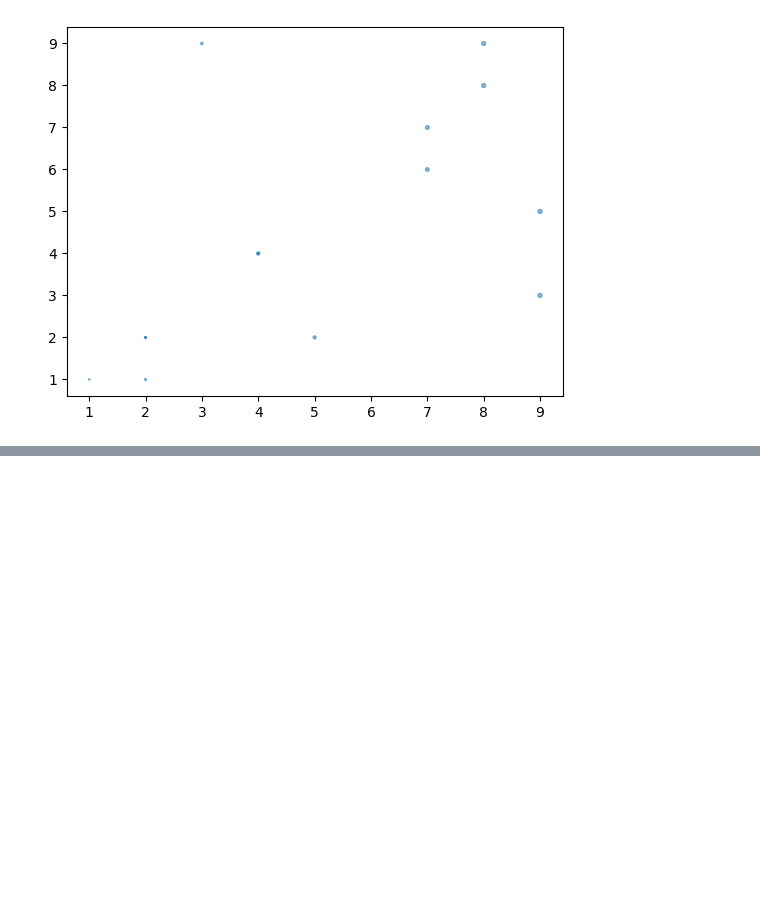
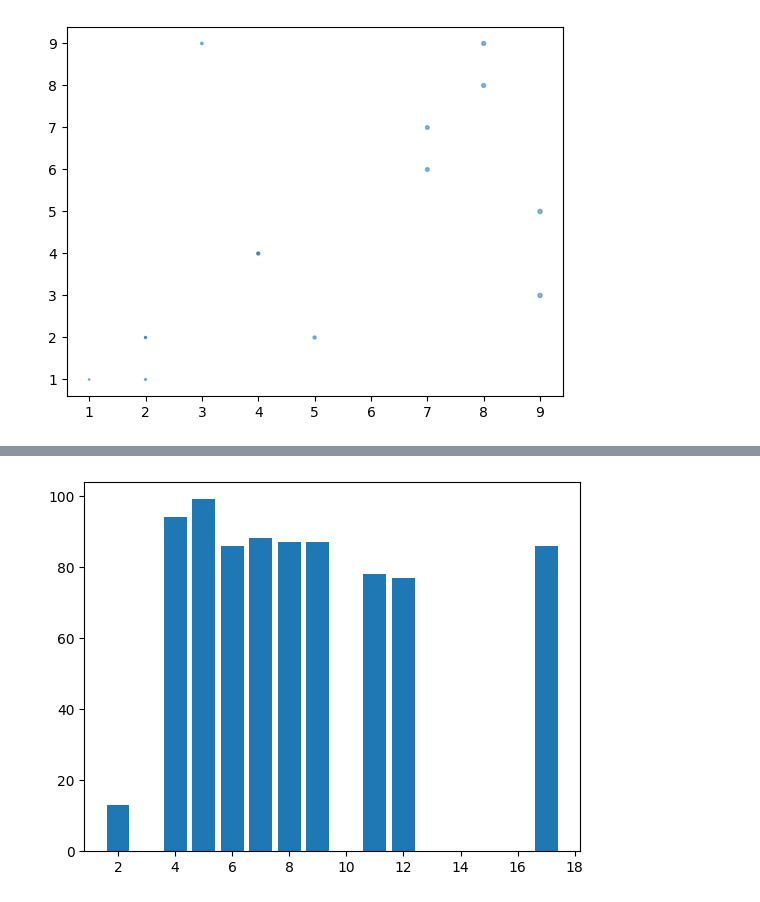
Before and after one commit to Lavesh55/data-science, a Jupyter notebook: matplotlib.ipynb, the cells around one changed output, grey strips where cells are left out. Drawn from its saved outputs; the diff is of its cells as text; code cells hidden in the pictures; blank space fills up the shorter version.

```diff
--- a/matplotlib.ipynb
+++ b/matplotlib.ipynb
@@ -138,0 +163,7 @@ plt.show()
+# %%
+x = np.array([5,7,8,7,2,17,2,9,4,11,12,9,6])
+y = np.array([99,86,87,88,1,86,13,87,94,78,77,85,86])
+plt.bar(x,y)
+plt.show()
+# %% [output]
+[figure, added]
```
Also changed, not shown: parts of 15 cells of this notebook.
